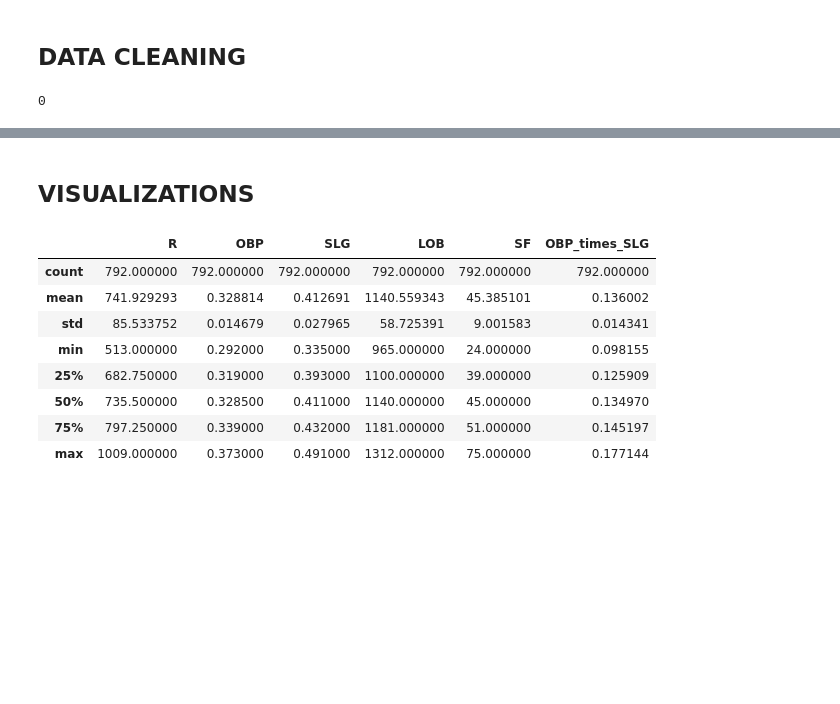
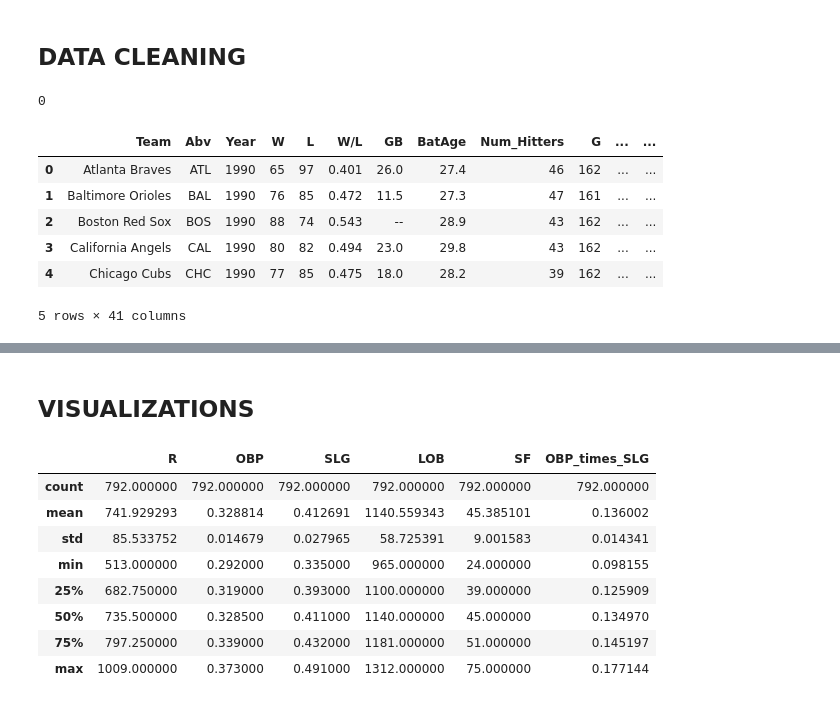
Before and after one commit to AustinKrause/mlb-runs-predictor, a Jupyter notebook: EDA_1.ipynb, the cells around one changed output, grey strips where cells are left out. Drawn from its saved outputs; the diff is of its cells as text; code cells hidden in the pictures; blank space fills up the shorter version.

```diff
--- a/EDA_1.ipynb
+++ b/EDA_1.ipynb
@@ -73,0 +77,10 @@ df = df[df.Year != 1995]
+# %%
+df_not_2018.head()
+# %% [output]
+|  | Team | Abv | Year | W | L | W/L | GB | BatAge | Num_Hitters | G | ... | ... |
+| 0 | Atlanta Braves | ATL | 1990 | 65 | 97 | 0.401 | 26.0 | 27.4 | 46 | 162 | ... | ... |
+| 1 | Baltimore Orioles | BAL | 1990 | 76 | 85 | 0.472 | 11.5 | 27.3 | 47 | 161 | ... | ... |
+| 2 | Boston Red Sox | BOS | 1990 | 88 | 74 | 0.543 | -- | 28.9 | 43 | 162 | ... | ... |
+| 3 | California Angels | CAL | 1990 | 80 | 82 | 0.494 | 23.0 | 29.8 | 43 | 162 | ... | ... |
+| 4 | Chicago Cubs | CHC | 1990 | 77 | 85 | 0.475 | 18.0 | 28.2 | 39 | 162 | ... | ... |
+5 rows × 41 columns
```
Also changed, not shown: parts of 22 cells of this notebook.
